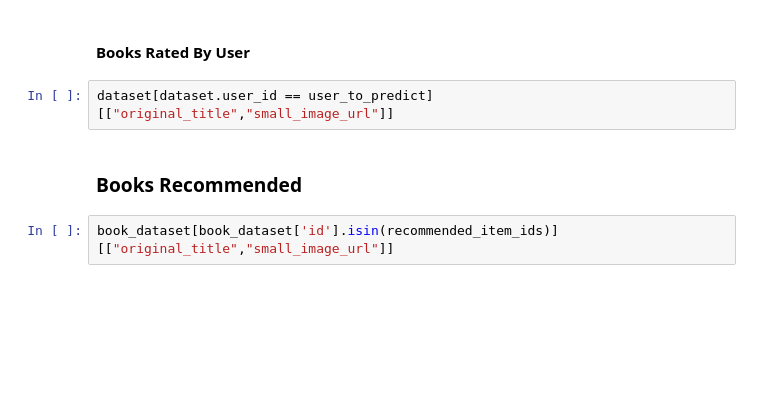
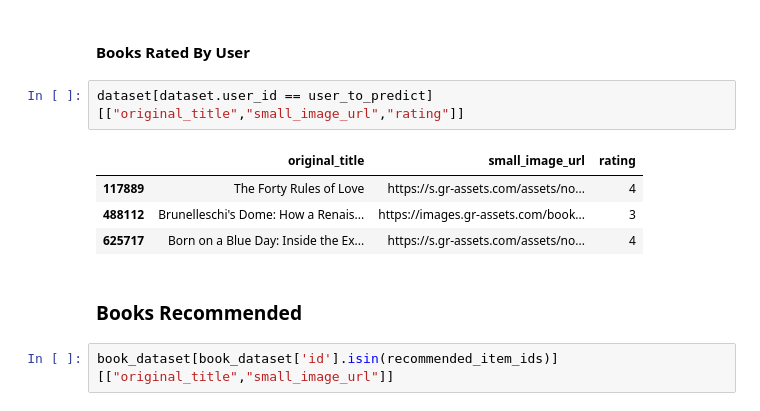
Before and after one commit to meabhishekkumar/deep-learning-production, a Jupyter notebook: books-recommendation/notebooks/deep-learning-book-recommendation.ipynb, the cells around one changed output. Saved outputs shown, nothing was run; the diff lists cells and outputs as text; blank space fills up the shorter version.

```diff
--- a/books-recommendation/notebooks/deep-learning-book-recommendation.ipynb
+++ b/books-recommendation/notebooks/deep-learning-book-recommendation.ipynb
@@ -304,7 +496,12 @@ dataset.info()
 # %% [markdown]
 #### Books Rated By User
 # %%
-dataset[dataset.user_id == user_to_predict][["original_title","small_image_url"]]
+dataset[dataset.user_id == user_to_predict][["original_title","small_image_url","rating"]]
+# %% [output]
+|  | original_title | small_image_url | rating |
+| 117889 | The Forty Rules of Love | https://s.gr-assets.com/assets/no... | 4 |
+| 488112 | Brunelleschi's Dome: How a Renais... | https://images.gr-assets.com/book... | 3 |
+| 625717 | Born on a Blue Day: Inside the Ex... | https://s.gr-assets.com/assets/no... | 4 |
 # %% [markdown]
 ### Books Recommended
 # %%
```
Also changed, not shown: parts of 19 cells of this notebook.
